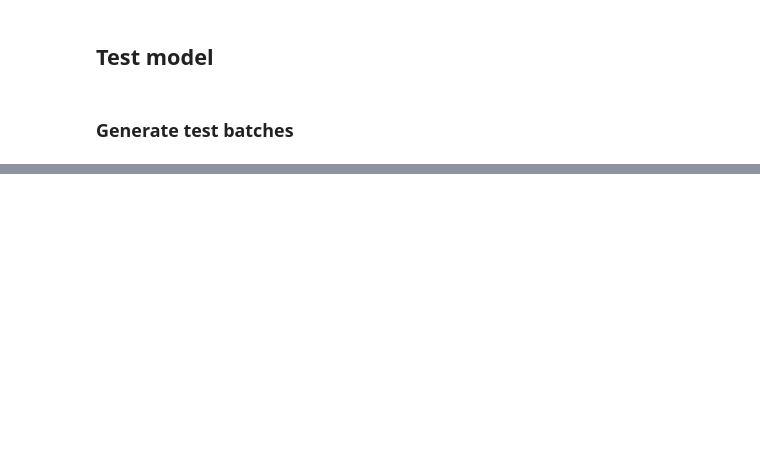
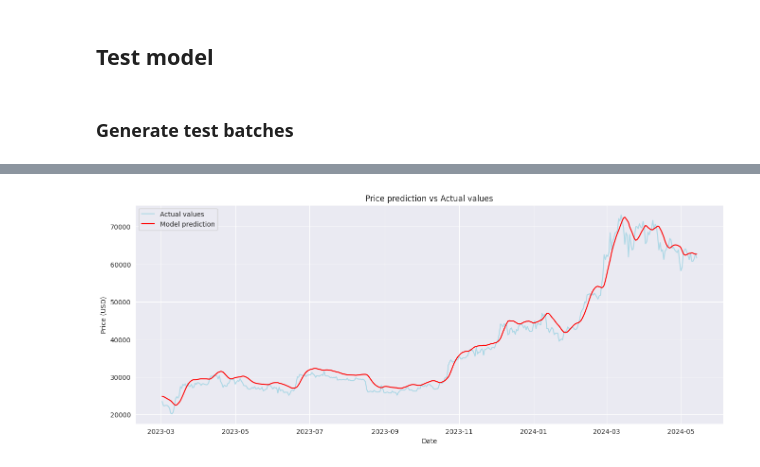
Before and after one commit to guillermovc/keras_portfolio, a Jupyter notebook: Cryptocurrency Prediction/predict_bitcoin_lstm.ipynb, the cells around one changed output, grey strips where cells are left out. Drawn from its saved outputs; the diff is of its cells as text; code cells hidden in the pictures; blank space fills up the shorter version.

```diff
--- a/Cryptocurrency Prediction/predict_bitcoin_lstm.ipynb
+++ b/Cryptocurrency Prediction/predict_bitcoin_lstm.ipynb
@@ -49,8 +49,8 @@ data
 
 We are going to use data between 2014 and 2022 for training and between 2022 and 2023 for testing
 # %%
-train = data[:"2022"]["Close"]
-test = data["2022":"2023"]["Close"]
+train = data[:"2023"]["Close"]
+test = data["2023":]["Close"]
 # %%
 train
 # %% [output]
@@ -227,0 +310,12 @@ plt.show()
+# %%
+sns.set_style("darkgrid")
+plt.figure(figsize=(16,6))
+plt.plot(dates.index.date, y_true, label="Actual values", c="lightblue")
+plt.plot(dates.index.date, prediction, label="Model prediction", c="red")
+plt.title("Price prediction vs Actual values")
+plt.xlabel("Date")
+plt.ylabel("Price (USD)")
+plt.legend()
+plt.show()
+# %% [output]
+[figure, added]
```
Also changed, not shown: parts of 29 cells of this notebook, 3 other files.
